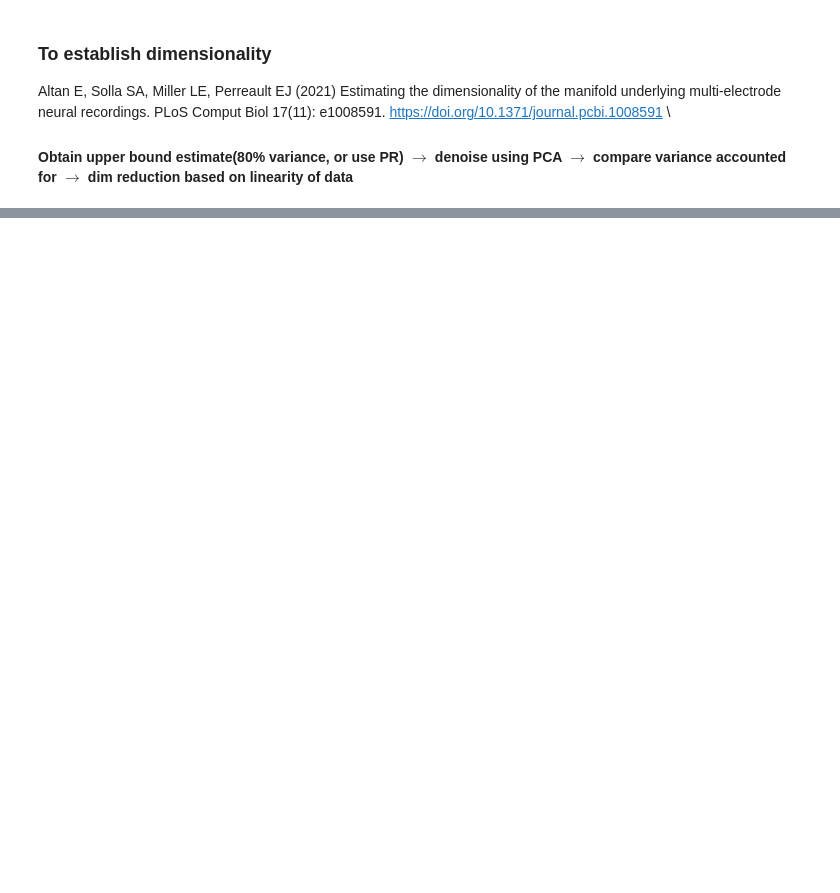
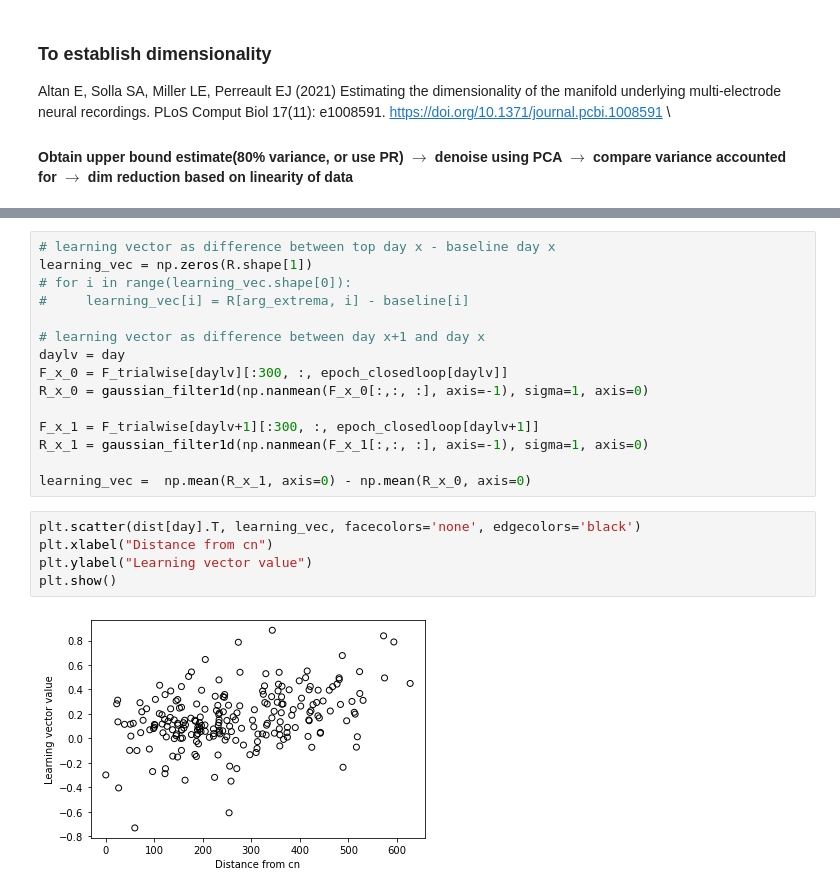
Before and after one commit to m2kulkarni/learning-manifolds, a Jupyter notebook: multipleday.ipynb, the cells around one changed output, grey strips where cells are left out. Drawn from its saved outputs; the diff is of its cells as text; blank space fills up the shorter version.

```diff
--- a/multipleday.ipynb
+++ b/multipleday.ipynb
@@ -292,0 +315,22 @@ print(vaf)
+# %%
+# learning vector as difference between top day x - baseline day x
+learning_vec = np.zeros(R.shape[1])
+# for i in range(learning_vec.shape[0]):
+#     learning_vec[i] = R[arg_extrema, i] - baseline[i]
+
+# learning vector as difference between day x+1 and day x
+daylv = day
+F_x_0 = F_trialwise[daylv][:300, :, epoch_closedloop[daylv]]
+R_x_0 = gaussian_filter1d(np.nanmean(F_x_0[:,:, :], axis=-1), sigma=1, axis=0)
+
+F_x_1 = F_trialwise[daylv+1][:300, :, epoch_closedloop[daylv+1]]
+R_x_1 = gaussian_filter1d(np.nanmean(F_x_1[:,:, :], axis=-1), sigma=1, axis=0)
+
+learning_vec =  np.mean(R_x_1, axis=0) - np.mean(R_x_0, axis=0)
+# %%
+plt.scatter(dist[day].T, learning_vec, facecolors='none', edgecolors='black')
+plt.xlabel("Distance from cn")
+plt.ylabel("Learning vector value")
+plt.show()
+# %% [output]
+[figure, added]
```
Also changed, not shown: parts of 12 cells of this notebook.
